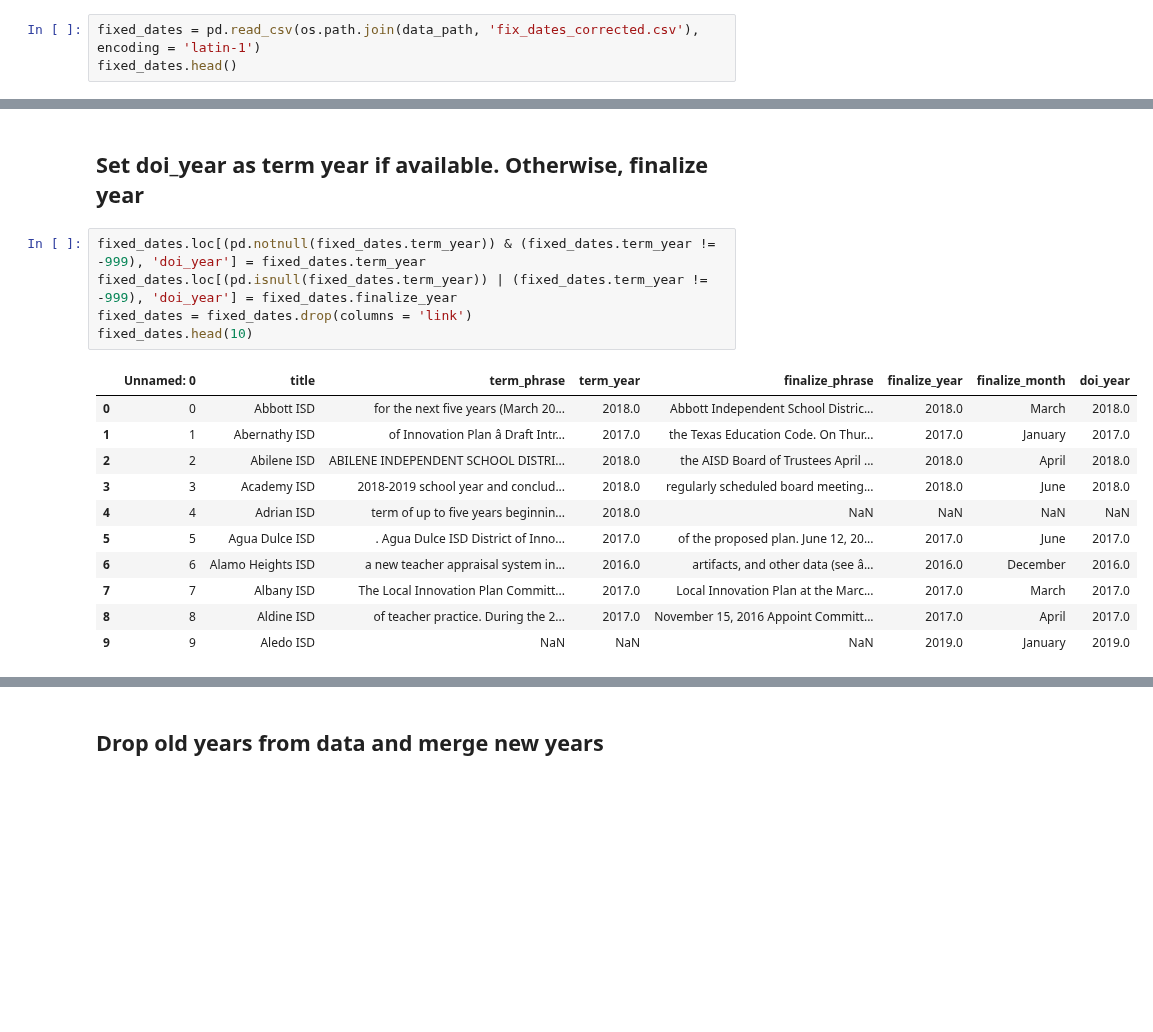
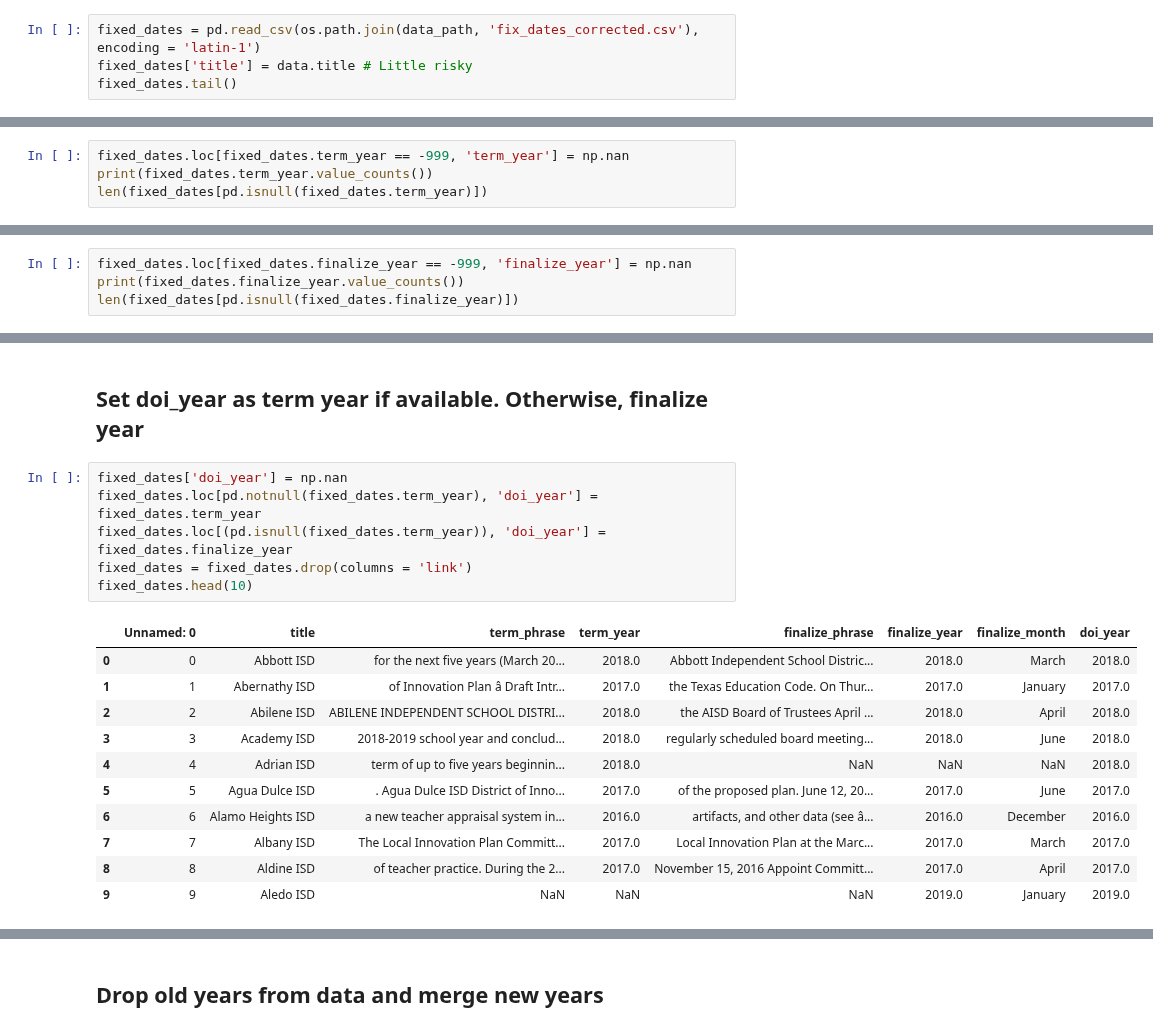
Before and after one commit to KylieLAnglin/dofis, a Jupyter notebook: data_from_plans/09_correct_dates.ipynb, the cells around one changed output, grey strips where cells are left out. Drawn from its saved outputs; the diff is of its cells as text; blank space fills up the shorter version.

Commit message:
fix a few missing dates and add counts to files

```diff
--- a/data_from_plans/09_correct_dates.ipynb
+++ b/data_from_plans/09_correct_dates.ipynb
@@ -68,6 +68,7 @@ fixdates
 824 rows × 8 columns
 # %%
 fixed_dates = pd.read_csv(os.path.join(data_path, 'fix_dates_corrected.csv'), encoding = 'latin-1')
-fixed_dates.head()
+fixed_dates['title'] = data.title # Little risky
+fixed_dates.tail()
 # %% [output]
 |  | Unnamed: 0 | title | term_phrase | term_year | finalize_phrase | finalize_year | finalize_month | link |
@@ -78,0 +80,4 @@ fixed_dates.head()
+# %%
+fixed_dates.loc[fixed_dates.term_year == -999, 'term_year'] = np.nan
+print(fixed_dates.term_year.value_counts())
+len(fixed_dates[pd.isnull(fixed_dates.term_year)])
@@ -78,0 +92,4 @@ fixed_dates.head()
+# %%
+fixed_dates.loc[fixed_dates.finalize_year == -999, 'finalize_year'] = np.nan
+print(fixed_dates.finalize_year.value_counts())
+len(fixed_dates[pd.isnull(fixed_dates.finalize_year)])
@@ -79,8 +128,9 @@ fixed_dates.head()
 # %% [markdown]
 ## Set doi_year as term year if available. Otherwise, finalize year
 # %%
-fixed_dates.loc[(pd.notnull(fixed_dates.term_year)) & (fixed_dates.term_year != -999), 'doi_year'] = fixed_dates.term_year
-fixed_dates.loc[(pd.isnull(fixed_dates.term_year)) | (fixed_dates.term_year != -999), 'doi_year'] = fixed_dates.finalize_year
+fixed_dates['doi_year'] = np.nan
+fixed_dates.loc[pd.notnull(fixed_dates.term_year), 'doi_year'] = fixed_dates.term_year
+fixed_dates.loc[(pd.isnull(fixed_dates.term_year)), 'doi_year'] = fixed_dates.finalize_year
 fixed_dates = fixed_dates.drop(columns = 'link')
 fixed_dates.head(10)
 # %% [output]
@@ -90,4 +140,4 @@ fixed_dates.head(10)
 | 2 | 2 | Abilene ISD | ABILENE INDEPENDENT SCHOOL DISTRI... | 2018.0 | the AISD Board of Trustees April ... | 2018.0 | April | 2018.0 |
 | 3 | 3 | Academy ISD | 2018-2019 school year and conclud... | 2018.0 | regularly scheduled board meeting... | 2018.0 | June | 2018.0 |
-| 4 | 4 | Adrian ISD | term of up to five years beginnin... | 2018.0 | NaN | NaN | NaN | NaN |
+| 4 | 4 | Adrian ISD | term of up to five years beginnin... | 2018.0 | NaN | NaN | NaN | 2018.0 |
 | 5 | 5 | Agua Dulce ISD | . Agua Dulce ISD District of Inno... | 2017.0 | of the proposed plan. June 12, 20... | 2017.0 | June | 2017.0 |
```
Also changed, not shown: parts of 8 cells of this notebook, 2 other files.
